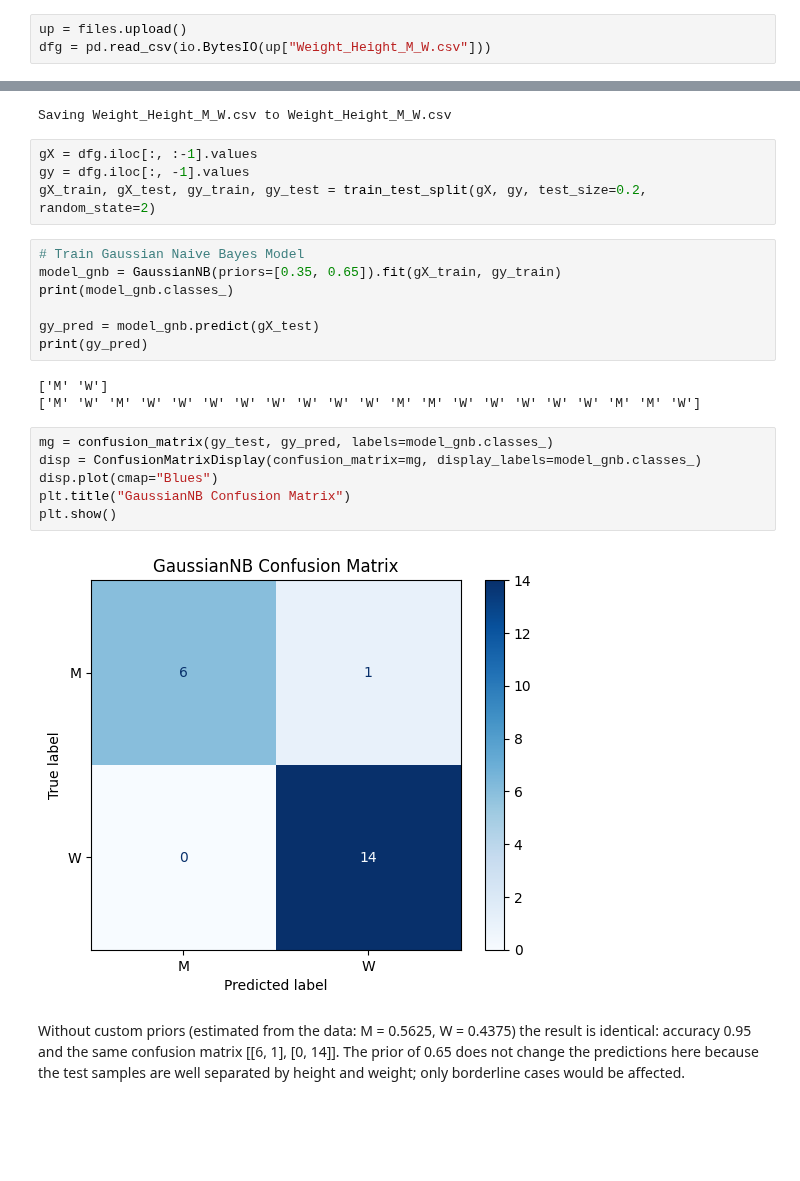
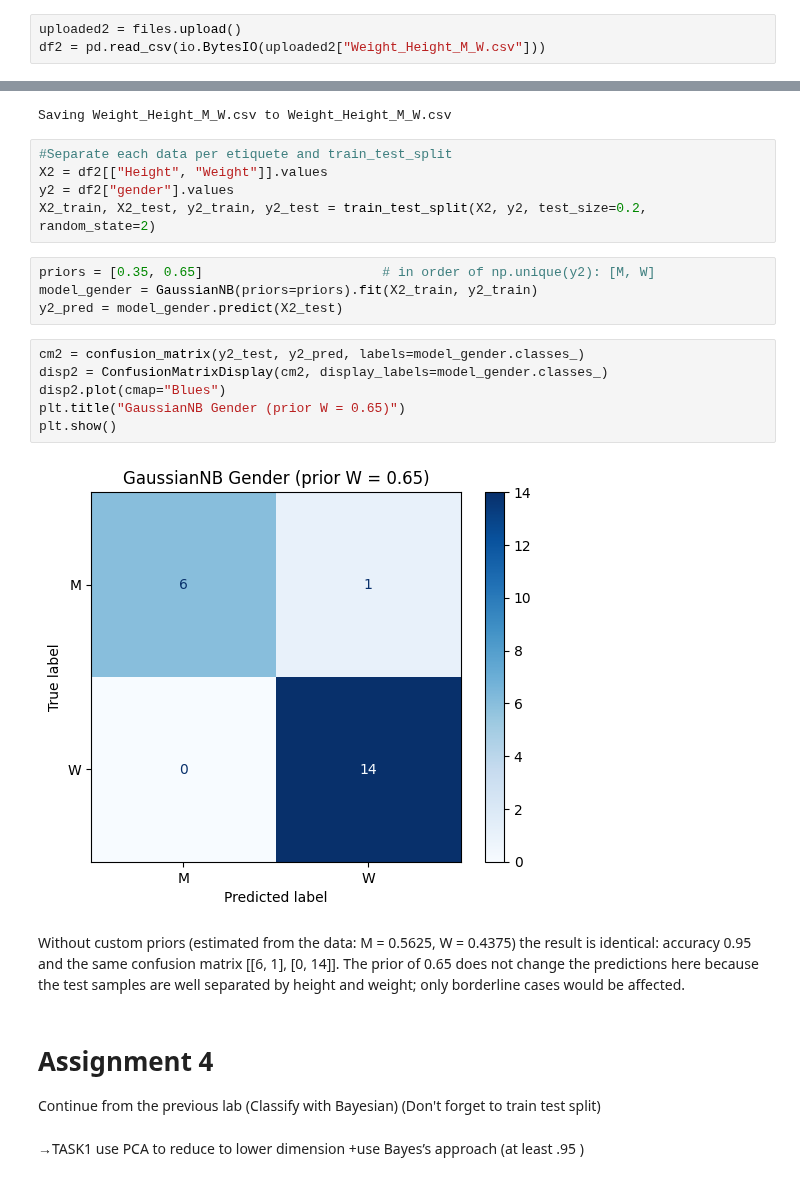
Before and after one commit to 100522155/egci463, a Jupyter notebook: Week3/Reading_digit_with_SKlearn.ipynb, the cells around one changed output, grey strips where cells are left out. Cells and saved outputs as stored; diff of their text form; blank space fills up the shorter version.

```diff
--- a/Week3/Reading_digit_with_SKlearn.ipynb
+++ b/Week3/Reading_digit_with_SKlearn.ipynb
@@ -320,30 +346,33 @@ Part 2
 # %%
-up = files.upload()
-dfg = pd.read_csv(io.BytesIO(up["Weight_Height_M_W.csv"]))
+uploaded2 = files.upload()
+df2 = pd.read_csv(io.BytesIO(uploaded2["Weight_Height_M_W.csv"]))
 # %% [output]
 [interactive output not drawn]
 Saving Weight_Height_M_W.csv to Weight_Height_M_W.csv
-# %%
-gX = dfg.iloc[:, :-1].values
-gy = dfg.iloc[:, -1].values
-gX_train, gX_test, gy_train, gy_test = train_test_split(gX, gy, test_size=0.2, random_state=2)
-# %%
-# Train Gaussian Naive Bayes Model
-model_gnb = GaussianNB(priors=[0.35, 0.65]).fit(gX_train, gy_train)
-print(model_gnb.classes_)
-
-gy_pred = model_gnb.predict(gX_test)
-print(gy_pred)
-# %% [output]
-['M' 'W']
-['M' 'W' 'M' 'W' 'W' 'W' 'W' 'W' 'W' 'W' 'W' 'M' 'M' 'W' 'W' 'W' 'W' 'W' 'M' 'M' 'W']
+# %%
+#Separate each data per etiquete and train_test_split
+X2 = df2[["Height", "Weight"]].values
+y2 = df2["gender"].values
+X2_train, X2_test, y2_train, y2_test = train_test_split(X2, y2, test_size=0.2, random_state=2)
+# %%
+priors = [0.35, 0.65]                       # in order of np.unique(y2): [M, W]
+model_gender = GaussianNB(priors=priors).fit(X2_train, y2_train)
+y2_pred = model_gender.predict(X2_test)
 # %%
-mg = confusion_matrix(gy_test, gy_pred, labels=model_gnb.classes_)
-disp = ConfusionMatrixDisplay(confusion_matrix=mg, display_labels=model_gnb.classes_)
-disp.plot(cmap="Blues")
-plt.title("GaussianNB Confusion Matrix")
+cm2 = confusion_matrix(y2_test, y2_pred, labels=model_gender.classes_)
+disp2 = ConfusionMatrixDisplay(cm2, display_labels=model_gender.classes_)
+disp2.plot(cmap="Blues")
+plt.title("GaussianNB Gender (prior W = 0.65)")
 plt.show()
 # %% [output]
-[figure, old version]
+[figure, new version]
 # %% [markdown]
 Without custom priors (estimated from the data: M = 0.5625, W = 0.4375) the result is identical: accuracy 0.95 and the same confusion matrix [[6, 1], [0, 14]]. The prior of 0.65 does not change the predictions here because the test samples are well separated by height and weight; only borderline cases would be affected.
+# %% [markdown]
+# Assignment 4
+
+Continue from the previous lab (Classify with Bayesian)
+(Don't forget to train test split)
+# %% [markdown]
+→TASK1
+use PCA to reduce to lower dimension +use Bayes’s approach (at least .95 )
```
Also changed, not shown: parts of 22 cells of this notebook.
